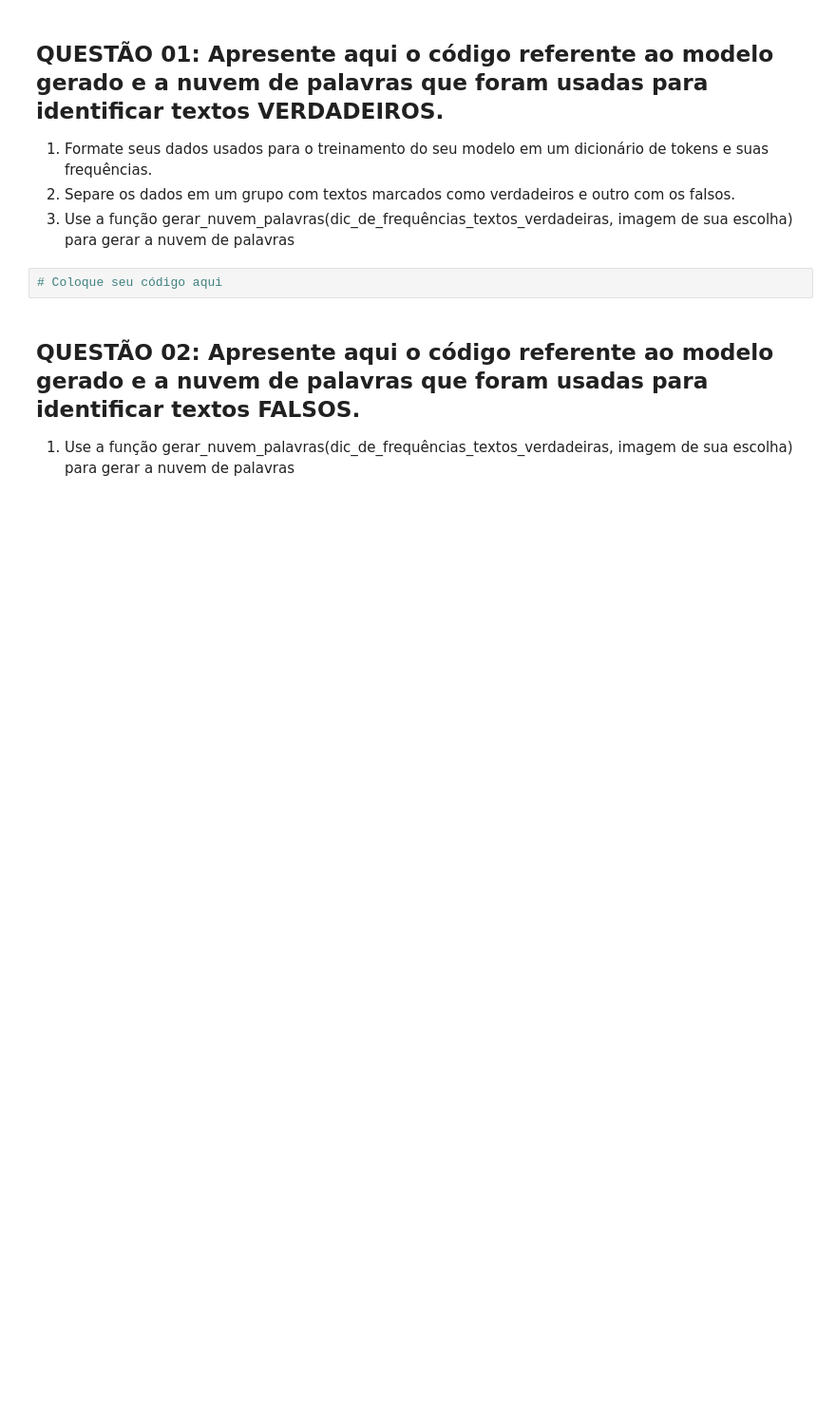
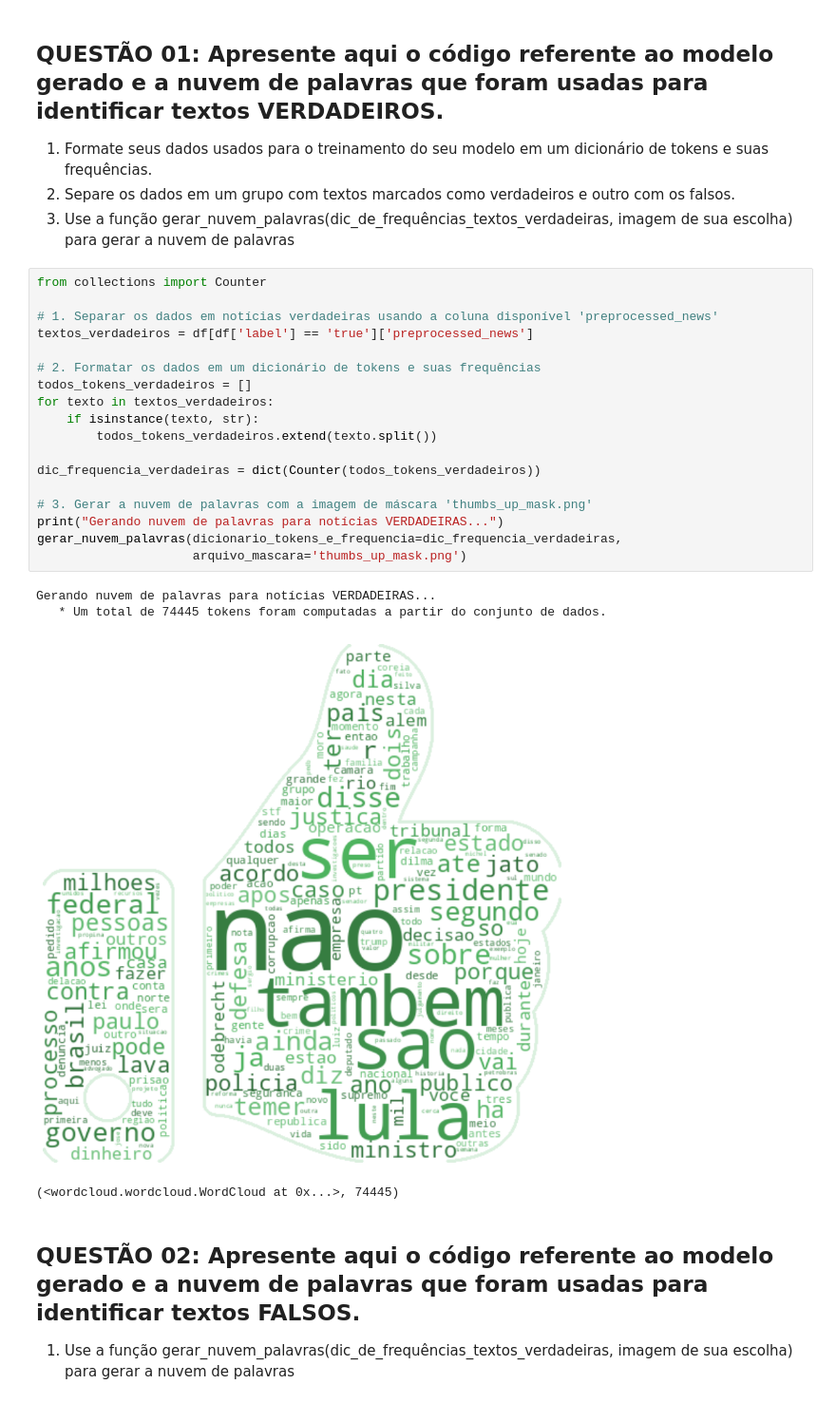
Before and after one commit to Desconhecido7/.github, a Jupyter notebook: trabalho_NLP.ipynb, the cells around one changed output. Shown at 95% size. Cells and saved outputs as stored; diff of their text form; blank space fills up the shorter version.

```diff
--- a/trabalho_NLP.ipynb
+++ b/trabalho_NLP.ipynb
@@ -105,8 +108,29 @@ df = pd.read_csv('pre-processed.csv')
 1. Formate seus dados usados para o treinamento do seu modelo em um dicionário de tokens e suas frequências.
 2. Separe os dados em um grupo com textos marcados como verdadeiros e outro com os falsos.
 3. Use a função gerar_nuvem_palavras(dic_de_frequências_textos_verdadeiras, imagem de sua escolha) para gerar a nuvem de palavras
-# %%
-# Coloque seu código aqui
+# %%
+from collections import Counter
+
+# 1. Separar os dados em notícias verdadeiras usando a coluna disponível 'preprocessed_news'
+textos_verdadeiros = df[df['label'] == 'true']['preprocessed_news']
+
+# 2. Formatar os dados em um dicionário de tokens e suas frequências
+todos_tokens_verdadeiros = []
+for texto in textos_verdadeiros:
+    if isinstance(texto, str):
+        todos_tokens_verdadeiros.extend(texto.split())
+
+dic_frequencia_verdadeiras = dict(Counter(todos_tokens_verdadeiros))
+
+# 3. Gerar a nuvem de palavras com a imagem de máscara 'thumbs_up_mask.png'
+print("Gerando nuvem de palavras para notícias VERDADEIRAS...")
+gerar_nuvem_palavras(dicionario_tokens_e_frequencia=dic_frequencia_verdadeiras,
+                     arquivo_mascara='thumbs_up_mask.png')
+# %% [output]
+Gerando nuvem de palavras para notícias VERDADEIRAS...
+   * Um total de 74445 tokens foram computadas a partir do conjunto de dados.
+[figure, added]
+(<wordcloud.wordcloud.WordCloud at 0x...>, 74445)
 # %% [markdown]
 ## QUESTÃO 02: Apresente aqui o código referente ao modelo gerado e a nuvem de palavras que foram usadas para identificar textos FALSOS.
 
```
Also changed, not shown: parts of 5 cells of this notebook.
